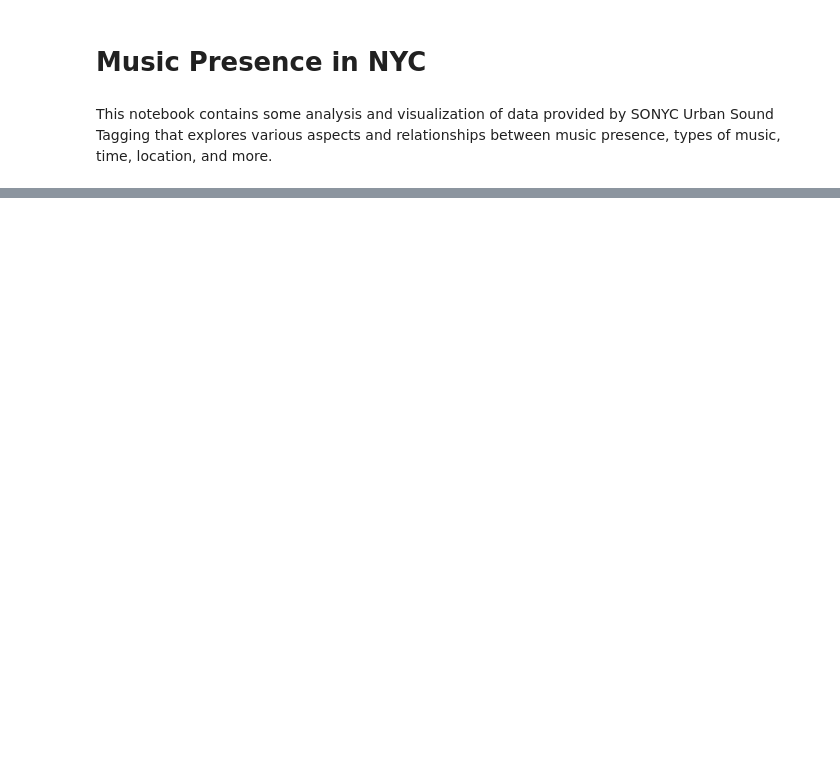
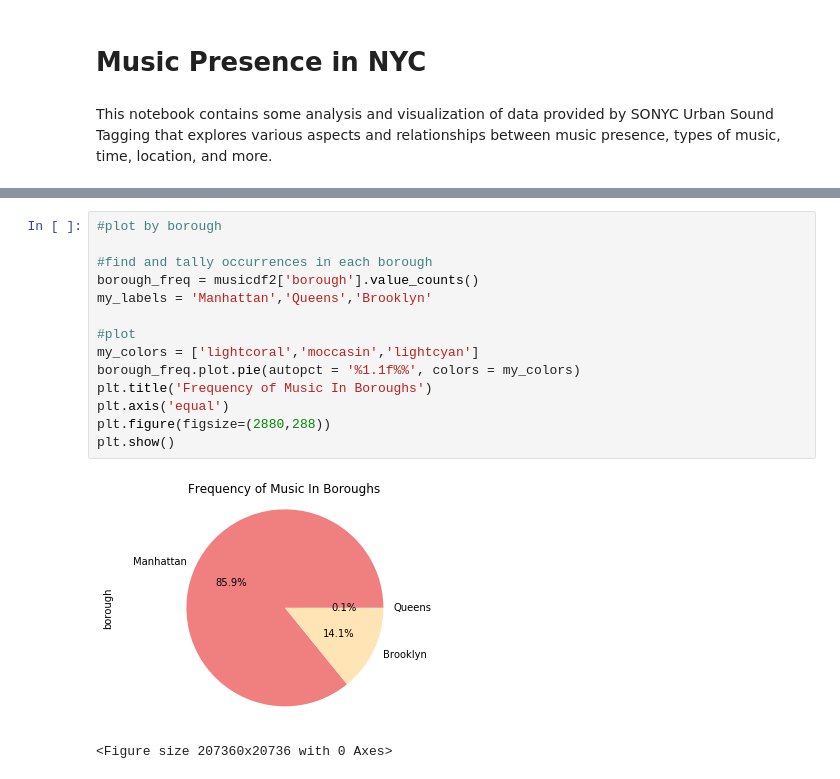
Before and after one commit to daniellehzhao/Music_Sonyc, a Jupyter notebook: music_examples.ipynb, the cells around one changed output, grey strips where cells are left out. Drawn from its saved outputs; the diff is of its cells as text; blank space fills up the shorter version.

```diff
--- a/music_examples.ipynb
+++ b/music_examples.ipynb
@@ -297,0 +105,17 @@ ValueError: could not convert string to float: '46_020853.wav'
+# %%
+#plot by borough
+
+#find and tally occurrences in each borough
+borough_freq = musicdf2['borough'].value_counts()
+my_labels = 'Manhattan','Queens','Brooklyn'
+
+#plot
+my_colors = ['lightcoral','moccasin','lightcyan']
+borough_freq.plot.pie(autopct = '%1.1f%%', colors = my_colors)
+plt.title('Frequency of Music In Boroughs')
+plt.axis('equal')
+plt.figure(figsize=(2880,288))
+plt.show()
+# %% [output]
+[figure, added]
+<Figure size 207360x20736 with 0 Axes>
```
Also changed, not shown: parts of 44 cells of this notebook.
